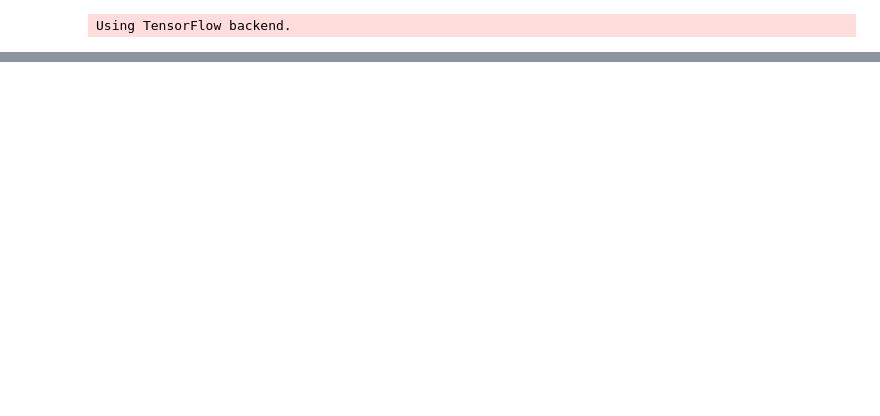
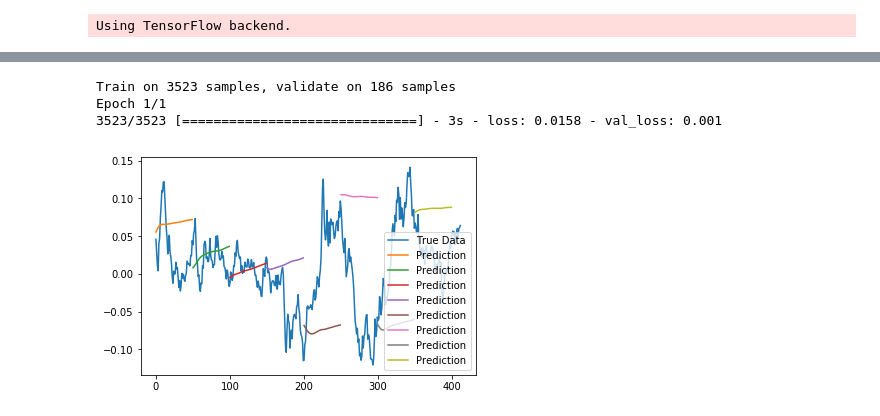
Before and after one commit to coderfi/How-to-Predict-Stock-Prices-Easily-Demo, a Jupyter notebook: stockdemo.ipynb, the cells around one changed output, grey strips where cells are left out. Drawn from its saved outputs; the diff is of its cells as text; code cells hidden in the pictures; blank space fills up the shorter version.

```diff
--- a/stockdemo.ipynb
+++ b/stockdemo.ipynb
@@ -54,0 +95,17 @@ yo
+# %%
+# add two additional LSTM layers
+demo.run(layers=(LSTM(input_dim=1, output_dim=50, return_sequences=True),
+                 Dropout(0.2),
+                 LSTM(50, return_sequences=True),
+                 Dropout(0.2),
+                 LSTM(50, return_sequences=True),
+                 Dropout(0.2),
+                 LSTM(50, return_sequences=False),
+                 Dropout(0.2),
+                 Dense(output_dim=1),
+                 Activation('linear')))
+# %% [output]
+Train on 3523 samples, validate on 186 samples
+Epoch 1/1
+3523/3523 [==============================] - 3s - loss: 0.0158 - val_loss: 0.001
+[figure, added]
```
Also changed, not shown: parts of 10 cells of this notebook, 1 other file.
